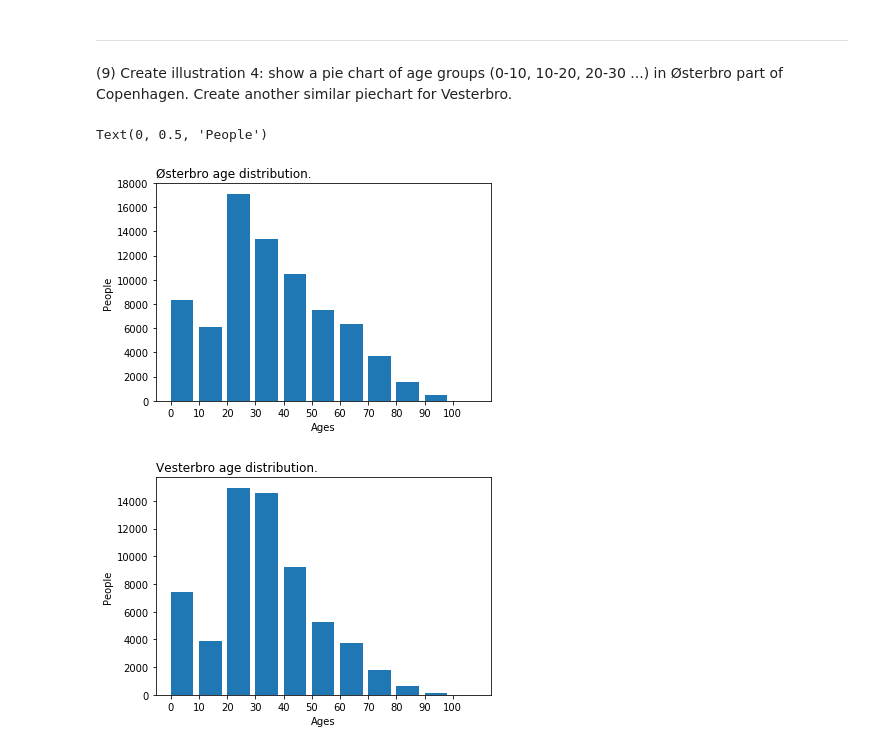
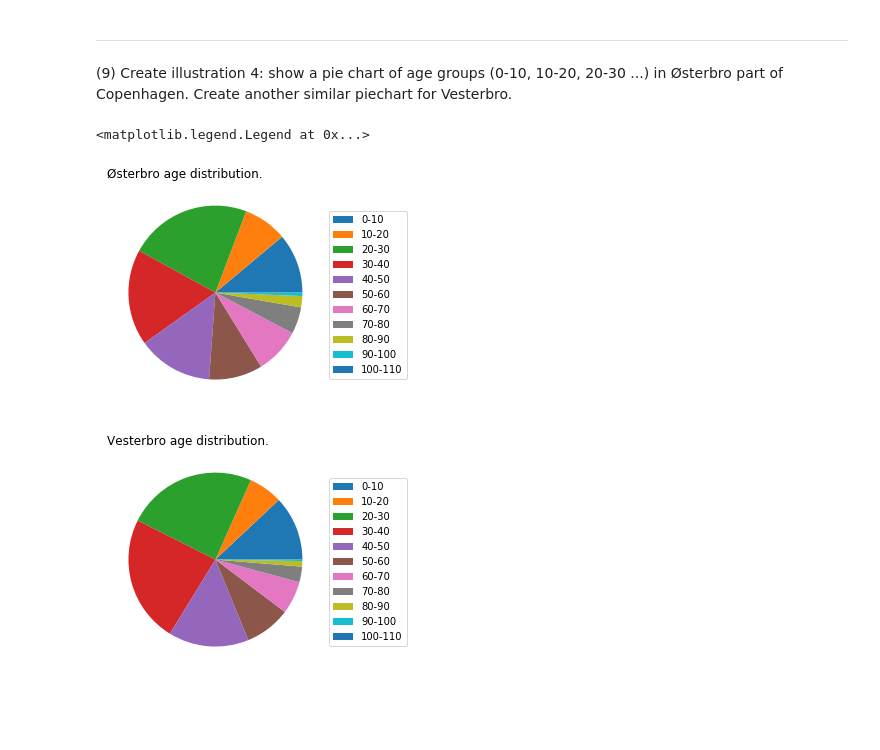
Before and after one commit to Thomas-Rosenkrans-Vestergaard/python-assignment-3, a Jupyter notebook: assignment.ipynb, the cells around one changed output. Cells and saved outputs as stored; diff of their text form; code cells hidden in the pictures; blank space fills up the shorter version.

Commit message:
replace bar charts with pie charts as required by the exercise

```diff
--- a/assignment.ipynb
+++ b/assignment.ipynb
@@ -131,25 +133,27 @@ plt.legend(["Ages (18-25)", "Ages (60-67)"])
 # %%
 østerbro = lib.by_neighbourhood(data_2015, 2)
 vesterbro = lib.by_neighbourhood(data_2015, 4)
 
 def split_age_range(table, steps):
     max_age = table[:, 2].max() + 1
-    return {str(x): age_range(table, x, x + steps)[:,4].sum() for x in range(0, max_age, steps)}
+    return {str(x) + '-' + str(x + steps): lib.by_age_range(table, x, x + steps)[:,4].sum() for x in range(0, max_age, steps)}
 
 østerbro_ranges = split_age_range(østerbro, 10)
 vesterbro_ranges = split_age_range(vesterbro, 10)
 
+def create_legend_labels(ranges):
+    return ranges.keys()
+
 plt.figure()
 plt.title("Østerbro age distribution.", loc='left')
-plt.bar(østerbro_ranges.keys(), østerbro_ranges.values(),  align='edge')
-plt.xlabel("Ages")
-plt.ylabel("People")
+plt.pie(østerbro_ranges.values())
+plt.legend(create_legend_labels(østerbro_ranges), bbox_to_anchor=(1.0, 0.9))
+
 plt.figure()
 plt.title("Vesterbro age distribution.", loc='left')
-plt.bar(vesterbro_ranges.keys(), vesterbro_ranges.values(),  align='edge')
-plt.xlabel("Ages")
-plt.ylabel("People")
+plt.pie(vesterbro_ranges.values())
+plt.legend(create_legend_labels(vesterbro_ranges), bbox_to_anchor=(1.0, 0.9))
 # %% [output]
-Text(0, 0.5, 'People')
+<matplotlib.legend.Legend at 0x...>
-[figure, old version]
+[figure, new version]
-[figure, old version]
+[figure, new version]
```
Also changed, not shown: parts of 1 cell of this notebook.
